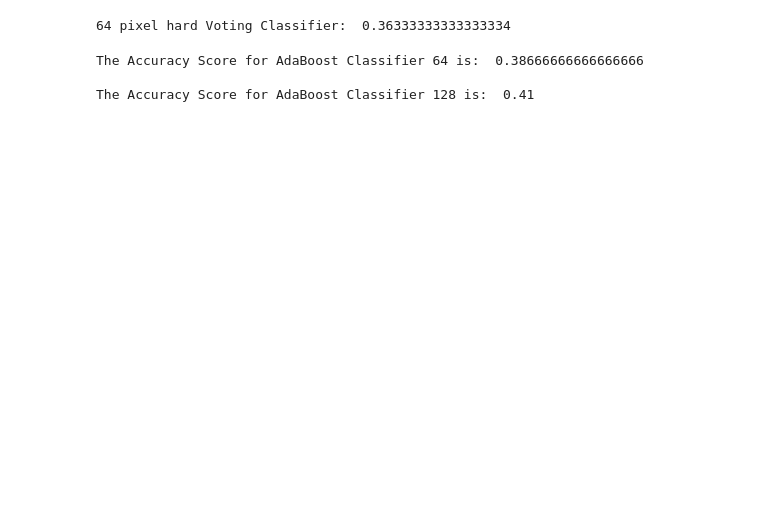
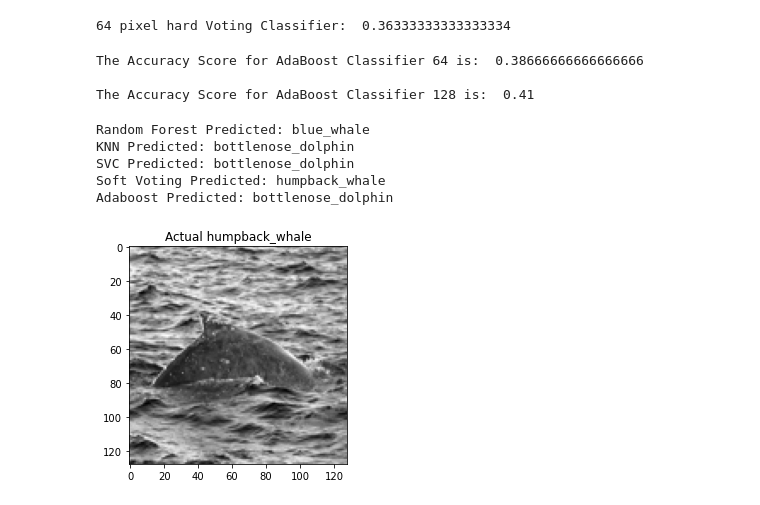
Before and after one commit to mead-d/CS455_Project, a Jupyter notebook: Keck_Mead_Project.ipynb, the cells around one changed output. Drawn from its saved outputs; the diff is of its cells as text; code cells hidden in the pictures; blank space fills up the shorter version.

```diff
--- a/Keck_Mead_Project.ipynb
+++ b/Keck_Mead_Project.ipynb
@@ -146,7 +146,7 @@ rf_1000_128 = RandomForestClassifier(n_estimators = 5, random_state= 42)
 rf_1000_64.fit(X_train_64, y_train_64)
 rf_1000_128.fit(X_train_128, y_train_128)
 rf_1000_64.predict(X_test_64)
-rf_1000_128.predict(X_test_128)
+rf_pred_128 = rf_1000_128.predict(X_test_128)
 print("64 pixel random forest accuracy: ", rf_1000_64.score(X_test_64, y_test_64))
 print("128 pixel random forest accuracy: ", rf_1000_128.score(X_test_128, y_test_128))
 # %% [output]
@@ -170,7 +170,7 @@ knn_1000_128 = KNeighborsClassifier(n_neighbors= 15)
 knn_1000_64.fit(X_train_64, y_train_64)
 knn_1000_128.fit(X_train_128, y_train_128)
 knn_1000_64.predict(X_test_64)
-knn_1000_128.predict(X_test_128)
+knn_pred_128 = knn_1000_128.predict(X_test_128)
 print("64 pixel knn accuracy: ", knn_1000_64.score(X_test_64, y_test_64))
 print("128 pixel knn accuracy: ", knn_1000_128.score(X_test_128, y_test_128))
 # %% [output]
@@ -182,7 +182,7 @@ svc_1000_128 = SVC(degree= 3, probability= True)
 svc_1000_64.fit(X_train_64, y_train_64)
 svc_1000_128.fit(X_train_128, y_train_128)
 svc_1000_64.predict(X_test_64)
-svc_1000_128.predict(X_test_128)
+svc_pred_128 = svc_1000_128.predict(X_test_128)
 print("64 pixel SVC accuracy: ", svc_1000_64.score(X_test_64, y_test_64))
 print("128 pixel SVC accuracy: ", svc_1000_128.score(X_test_128, y_test_128))
 # %% [output]
@@ -191,6 +191,6 @@ print("128 pixel SVC accuracy: ", svc_1000_128.score(X_test_128, y_test_128))
 # %%
 voter_soft_1000_64 = VotingClassifier([("rf", rf_1000_64), ("knn", knn_1000_64), ("svc", svc_1000_64)], voting= 'soft', n_jobs= -1)
 voter_soft_1000_64.fit(X_train_64, y_train_64)
-voter_soft_1000_64.predict(X_test_64)
+soft_vote_predict = voter_soft_1000_64.predict(X_test_64)
 print("64 pixel Soft Voting Classifier: ", voter_soft_1000_64.score(X_test_64, y_test_64))
 # %% [output]
@@ -215,3 +215,19 @@ print("\nThe Accuracy Score for AdaBoost Classifier 128 is: ",ada_clf_128.score(
 The Accuracy Score for AdaBoost Classifier 64 is:  0.38666666666666666
 
 The Accuracy Score for AdaBoost Classifier 128 is:  0.41
+# %%
+b = 16
+plt.imshow(X_test_128[b].reshape(128, 128), cmap= 'gray')
+plt.title("Actual " + y_test_128[b])
+print("Random Forest Predicted: " + rf_pred_128[b])
+print("KNN Predicted: " + knn_pred_128[b])
+print("SVC Predicted: " + svc_pred_128[b])
+print("Soft Voting Predicted: " + soft_vote_predict[b])
+print("Adaboost Predicted: " + adaPred_128[b])
+# %% [output]
+Random Forest Predicted: blue_whale
+KNN Predicted: bottlenose_dolphin
+SVC Predicted: bottlenose_dolphin
+Soft Voting Predicted: humpback_whale
+Adaboost Predicted: bottlenose_dolphin
+[figure, added]
```
Also changed, not shown: parts of 2 cells of this notebook.
